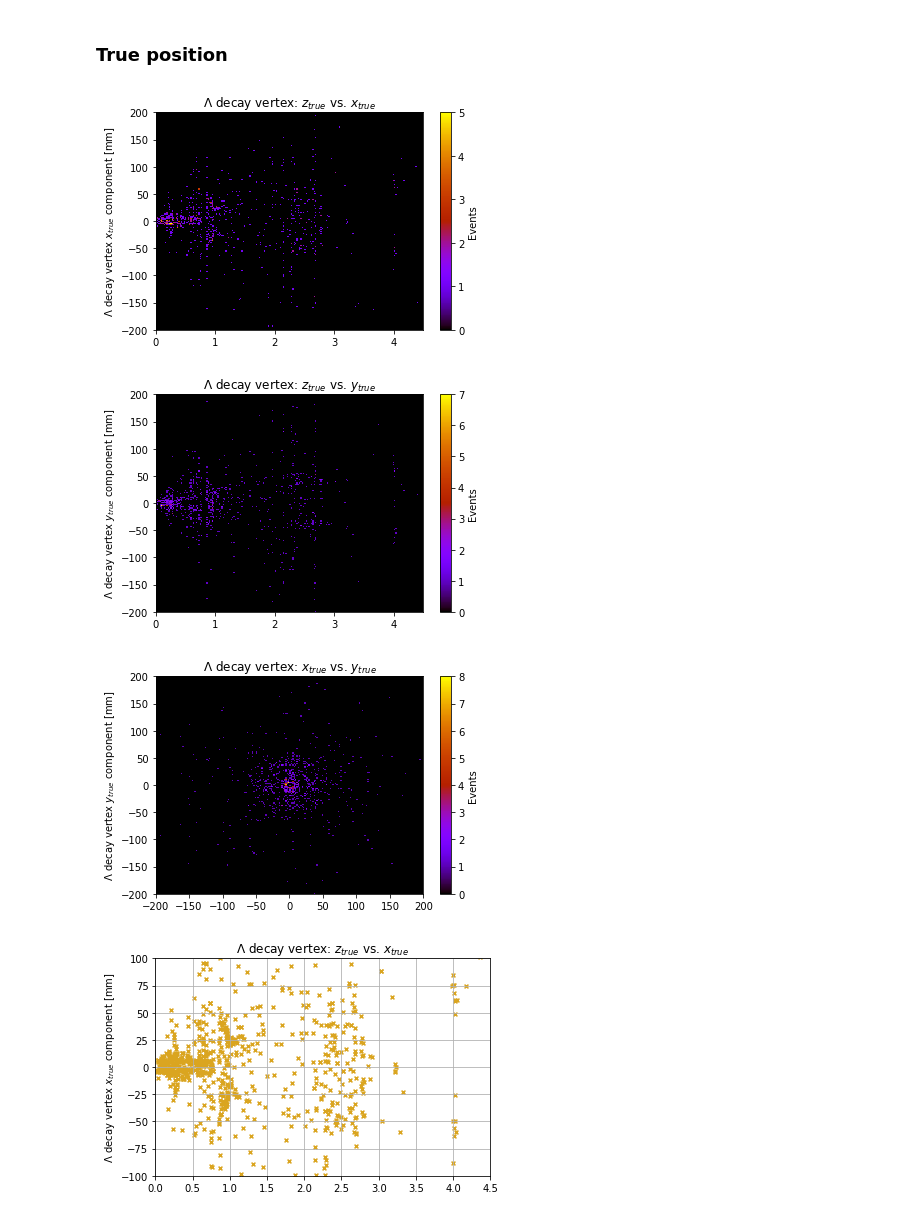
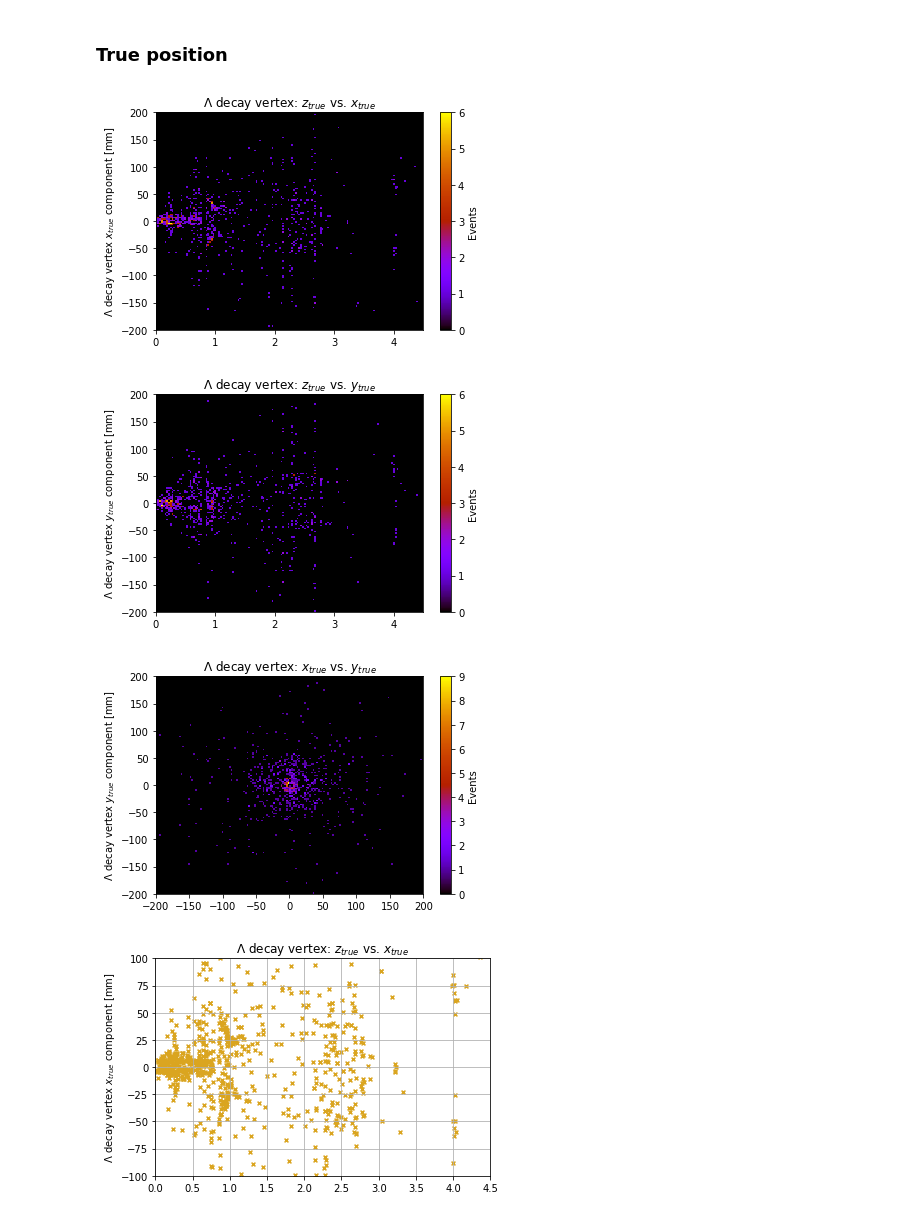
Before and after one commit to alatios/lb2jpsil_preliminary-variable-studies, a Jupyter notebook: JN_BumpStudy.ipynb, the cells around one changed output. Cells and saved outputs as stored; diff of their text form; code cells hidden in the pictures.

```diff
--- a/JN_BumpStudy.ipynb
+++ b/JN_BumpStudy.ipynb
@@ -307,32 +308,33 @@ There seems to be no discernible reconstructed origin for these events in the de
 ### True position
 # %%
 plt.hist2d(df_MC_Bump['MCTRUTH_L_ENDVERTEX_Z']/1000, df_MC_Bump['MCTRUTH_L_ENDVERTEX_X'],
-           bins=200, cmap='gnuplot', range=[[0,4.5],[-200,200]])
+           bins=150, cmap='gnuplot', range=[[0,4.5],[-200,200]])
 plt.ylabel("$\Lambda$ decay vertex $z_{true}$ component [m]")
 plt.ylabel("$\Lambda$ decay vertex $x_{true}$ component [mm]")
 plt.title('$\Lambda$ decay vertex: $z_{true}$ vs. $x_{true}$')
 plt.colorbar(label='Events')
+plt.savefig("plots_Bump/LEVz_MC_ztrue-vs-xtrue.pdf", bbox_inches = "tight")
 plt.show()
 
 plt.hist2d(df_MC_Bump['MCTRUTH_L_ENDVERTEX_Z']/1000, df_MC_Bump['MCTRUTH_L_ENDVERTEX_Y'],
-           bins=200, cmap='gnuplot', range=[[0,4.5],[-200,200]])
+           bins=150, cmap='gnuplot', range=[[0,4.5],[-200,200]])
 plt.ylabel("$\Lambda$ decay vertex $z_{true}$ component [m]")
 plt.ylabel("$\Lambda$ decay vertex $y_{true}$ component [mm]")
 plt.title('$\Lambda$ decay vertex: $z_{true}$ vs. $y_{true}$')
 plt.colorbar(label='Events')
 plt.show()
 
 plt.hist2d(df_MC_Bump['MCTRUTH_L_ENDVERTEX_X'], df_MC_Bump['MCTRUTH_L_ENDVERTEX_Y'],
-           bins=200, cmap='gnuplot', range=[[-200,200],[-200,200]])
+           bins=150, cmap='gnuplot', range=[[-200,200],[-200,200]])
 plt.ylabel("$\Lambda$ decay vertex $x_{true}$ component [mm]")
 plt.ylabel("$\Lambda$ decay vertex $y_{true}$ component [mm]")
 plt.title('$\Lambda$ decay vertex: $x_{true}$ vs. $y_{true}$')
 plt.colorbar(label='Events')
 plt.show()
 # %% [output]
-[figure, old version]
+[figure, new version]
-[figure, old version]
+[figure, new version]
-[figure, old version]
+[figure, new version]
 # %%
 plt.scatter(df_MC_Bump['MCTRUTH_L_ENDVERTEX_Z']/1000, df_MC_Bump['MCTRUTH_L_ENDVERTEX_X'],
            marker='x', s=15, color='goldenrod')
```
Also changed, not shown: parts of 4 cells of this notebook, 3 other files.
